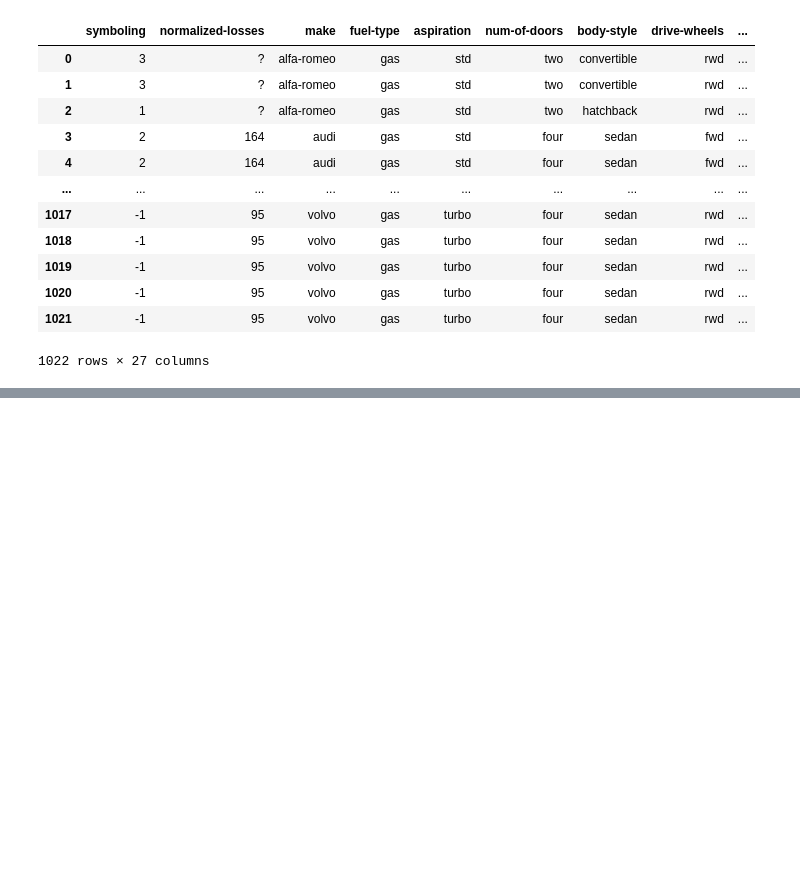
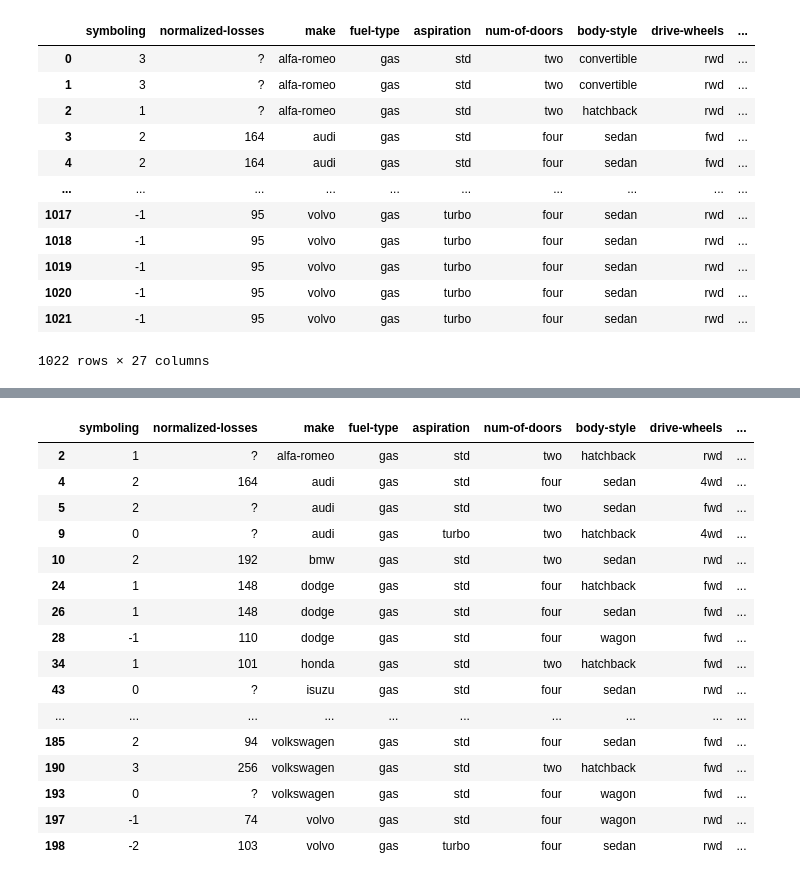
Before and after one commit to mhandihadjadene-blip/intial_commit, a Jupyter notebook: numpy-pandas-seaborn.ipynb, the cells around one changed output, grey strips where cells are left out. Cells and saved outputs as stored; diff of their text form; code cells hidden in the pictures; blank space fills up the shorter version.

```diff
--- a/numpy-pandas-seaborn.ipynb
+++ b/numpy-pandas-seaborn.ipynb
@@ -350,0 +480,22 @@ cars.merge(make, how='outer', on ='make')
+# %%
+equal_speed = np.intersect1d(fast['top_speed'], make['top_speed'])
+# %%
+fast[~fast['top_speed'].isin(equal_speed)]
+# %% [output]
+|  | symboling | normalized-losses | make | fuel-type | aspiration | num-of-doors | body-style | drive-wheels | ... |
+| 2 | 1 | ? | alfa-romeo | gas | std | two | hatchback | rwd | ... |
+| 4 | 2 | 164 | audi | gas | std | four | sedan | 4wd | ... |
+| 5 | 2 | ? | audi | gas | std | two | sedan | fwd | ... |
+| 9 | 0 | ? | audi | gas | turbo | two | hatchback | 4wd | ... |
+| 10 | 2 | 192 | bmw | gas | std | two | sedan | rwd | ... |
+| 24 | 1 | 148 | dodge | gas | std | four | hatchback | fwd | ... |
+| 26 | 1 | 148 | dodge | gas | std | four | sedan | fwd | ... |
+| 28 | -1 | 110 | dodge | gas | std | four | wagon | fwd | ... |
+| 34 | 1 | 101 | honda | gas | std | two | hatchback | fwd | ... |
+| 43 | 0 | ? | isuzu | gas | std | four | sedan | rwd | ... |
+| ... | ... | ... | ... | ... | ... | ... | ... | ... | ... |
+| 185 | 2 | 94 | volkswagen | gas | std | four | sedan | fwd | ... |
+| 190 | 3 | 256 | volkswagen | gas | std | two | hatchback | fwd | ... |
+| 193 | 0 | ? | volkswagen | gas | std | four | wagon | fwd | ... |
+| 197 | -1 | 74 | volvo | gas | std | four | wagon | rwd | ... |
+| 198 | -2 | 103 | volvo | gas | turbo | four | sedan | rwd | ... |
```
Also changed, not shown: parts of 18 cells of this notebook.
